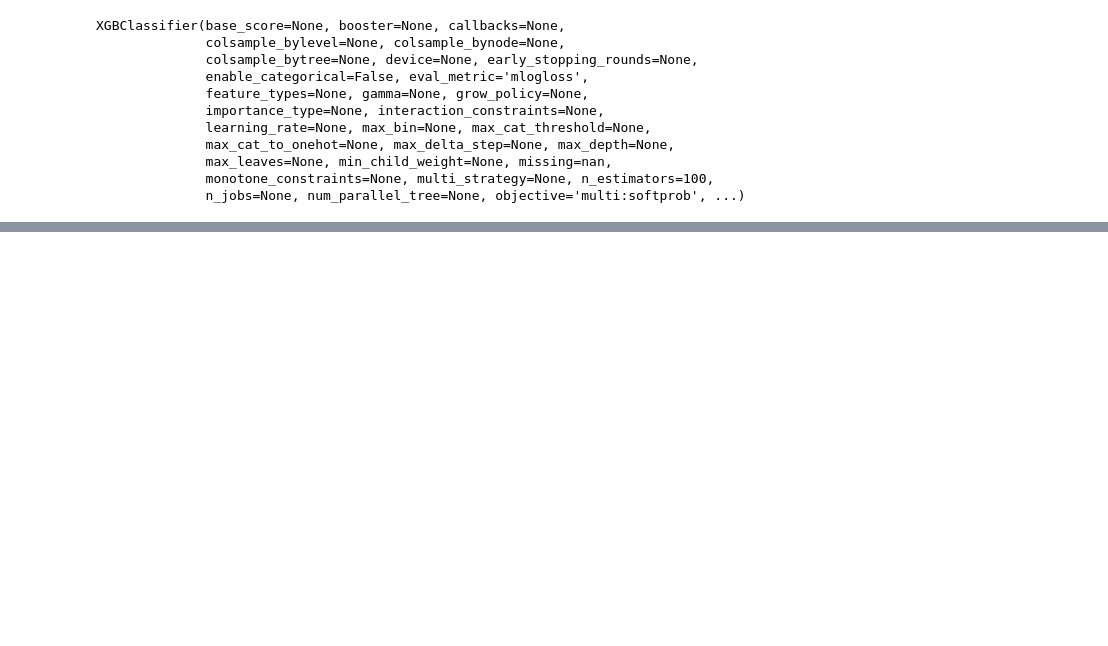
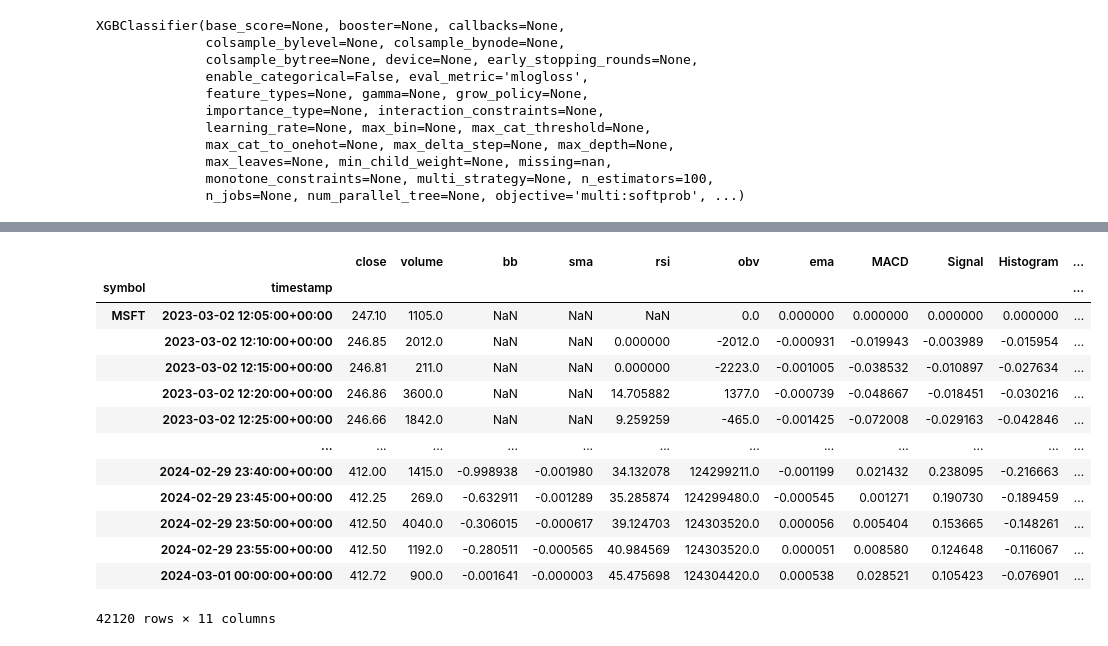
Before and after one commit to avillasmil/algo-trader, a Jupyter notebook: sandbox.ipynb, the cells around one changed output, grey strips where cells are left out. Cells and saved outputs as stored; diff of their text form; code cells hidden in the pictures; blank space fills up the shorter version.

Commit message:
expand market simulation

```diff
--- a/sandbox.ipynb
+++ b/sandbox.ipynb
@@ -413,9 +406,9 @@ model.n_estimators
 cash = 10000  # Starting cash
 shares_owned = 0
 initial_value = cash  # Keep track of the initial portfolio value
-df = val_dict['AAPL']
+df = val_dict['META']
 df.dropna(inplace=True)
-#df.drop(columns=['label'], inplace = True)
+df.drop(columns=['label'], inplace = True)
 df.reset_index(inplace=True, drop=True)
 # Simulate trading strategy
 for index, row in df.iterrows():
@@ -495,0 +458,13 @@ df
+# %%
+def generate_BT_data(data, symbols):
+    for symbol in symbols:
+        # Calc indicators / features
+        data[symbol].loc[:,'bb'] = calculate_bollinger_bands(data[symbol]['close'])
+        data[symbol].loc[:,'sma'] = calculate_sma(data[symbol]['close'])
+        data[symbol].loc[:,'rsi'] = calculate_rsi(data[symbol]['close'])
+        data[symbol].loc[:,'obv'] = calculate_obv(data[symbol])
+        data[symbol].loc[:,'ema'] = calculate_ema(data[symbol]['close'])
+        macd_df = calculate_macd(data[symbol]['close'])
+        data[symbol] = pd.concat([data[symbol], macd_df], axis=1)
+        data[symbol].dropna(inplace=True)
+    return data
@@ -495,0 +495,2 @@ df
+# %%
+historical_data = generate_BT_data(historical_data, symbols)
@@ -495,0 +514,57 @@ df
+# %%
+# Run the simulation
+for date in historical_data[symbols[0]].index:  # Assumes all stocks have the same dates
+    for symbol in symbols:
+        stock_data = historical_data[symbol]
+        if date in stock_data.index:
+            current_price = stock_data.loc[date, 'close']
+            buy_threshold = strategy_params[symbol]['buy_threshold']
+            sell_threshold = strategy_params[symbol]['sell_threshold']
+
+            # Buy logic
+            if current_price < buy_threshold and portfolio['cash'] >= current_price:
+                portfolio['positions'][symbol]['shares'] += 1
+                portfolio['cash'] -= current_price
+                print(f"Buying 1 share of {symbol} at ${current_price:.2f} on {date}")
+
+            # Sell logic
+            elif current_price > sell_threshold and portfolio['positions'][symbol]['shares'] > 0:
+                portfolio['positions'][symbol]['shares'] -= 1
+                portfolio['cash'] += current_price
+                print(f"Selling 1 share of {symbol} at ${current_price:.2f} on {date}")
+
+    # Record the portfolio's value for this date
+    portfolio_value = portfolio['cash']
+    for symbol in symbols:
+        shares = portfolio['positions'][symbol]['shares']
+        current_price = historical_data[symbol].loc[date, 'close']
+        portfolio['positions'][symbol]['value'] = shares * current_price
+        portfolio_value += portfolio['positions'][symbol]['value']
+
+    # Append the daily portfolio value to the history
+    portfolio['history'].append({'date': date, 'portfolio_value': portfolio_value})
+
+# Calculate the final portfolio return
+initial_value = initial_cash
+final_value = portfolio['history'][-1]['portfolio_value']
+portfolio_return = (final_value - initial_value) / initial_value * 100
+
+# Print summary
+print(f"\nInitial Portfolio Value: ${initial_value:.2f}")
+print(f"Final Portfolio Value: ${final_value:.2f}")
+print(f"Portfolio Return: {portfolio_return:.2f}%")
+# %% [output]
+|  |  | close | volume | bb | sma | rsi | obv | ema | MACD | Signal | Histogram | ... |
+| symbol | timestamp |  |  |  |  |  |  |  |  |  |  | ... |
+| MSFT | 2023-03-02 12:05:00+00:00 | 247.10 | 1105.0 | NaN | NaN | NaN | 0.0 | 0.000000 | 0.000000 | 0.000000 | 0.000000 | ... |
+|  | 2023-03-02 12:10:00+00:00 | 246.85 | 2012.0 | NaN | NaN | 0.000000 | -2012.0 | -0.000931 | -0.019943 | -0.003989 | -0.015954 | ... |
+|  | 2023-03-02 12:15:00+00:00 | 246.81 | 211.0 | NaN | NaN | 0.000000 | -2223.0 | -0.001005 | -0.038532 | -0.010897 | -0.027634 | ... |
+|  | 2023-03-02 12:20:00+00:00 | 246.86 | 3600.0 | NaN | NaN | 14.705882 | 1377.0 | -0.000739 | -0.048667 | -0.018451 | -0.030216 | ... |
+|  | 2023-03-02 12:25:00+00:00 | 246.66 | 1842.0 | NaN | NaN | 9.259259 | -465.0 | -0.001425 | -0.072008 | -0.029163 | -0.042846 | ... |
+|  | ... | ... | ... | ... | ... | ... | ... | ... | ... | ... | ... | ... |
+|  | 2024-02-29 23:40:00+00:00 | 412.00 | 1415.0 | -0.998938 | -0.001980 | 34.132078 | 124299211.0 | -0.001199 | 0.021432 | 0.238095 | -0.216663 | ... |
+|  | 2024-02-29 23:45:00+00:00 | 412.25 | 269.0 | -0.632911 | -0.001289 | 35.285874 | 124299480.0 | -0.000545 | 0.001271 | 0.190730 | -0.189459 | ... |
+|  | 2024-02-29 23:50:00+00:00 | 412.50 | 4040.0 | -0.306015 | -0.000617 | 39.124703 | 124303520.0 | 0.000056 | 0.005404 | 0.153665 | -0.148261 | ... |
+|  | 2024-02-29 23:55:00+00:00 | 412.50 | 1192.0 | -0.280511 | -0.000565 | 40.984569 | 124303520.0 | 0.000051 | 0.008580 | 0.124648 | -0.116067 | ... |
+|  | 2024-03-01 00:00:00+00:00 | 412.72 | 900.0 | -0.001641 | -0.000003 | 45.475698 | 124304420.0 | 0.000538 | 0.028521 | 0.105423 | -0.076901 | ... |
+42120 rows × 11 columns
```
Also changed, not shown: parts of 22 cells of this notebook.
